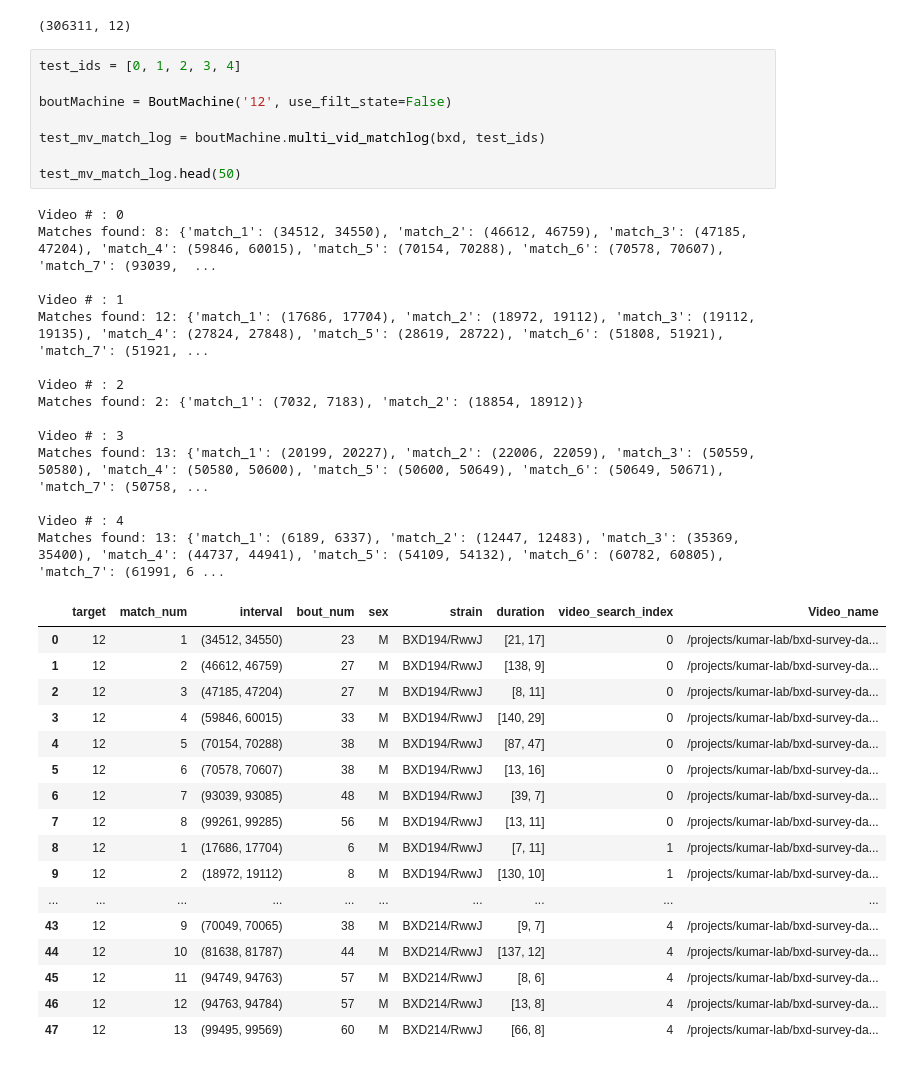
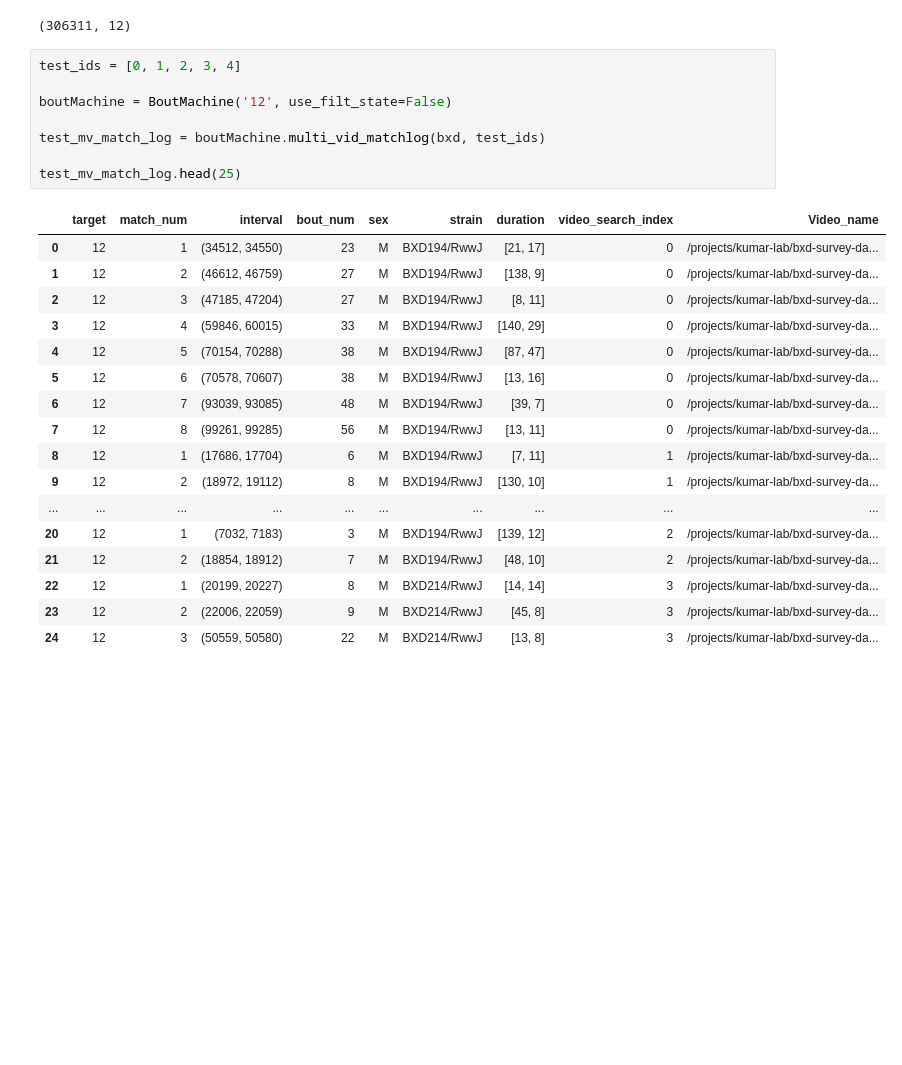
Before and after one commit to brigbrog/Syntactic-Grooming, a Jupyter notebook: bout_machine.ipynb, the cells around one changed output. Drawn from its saved outputs; the diff is of its cells as text; blank space fills up the shorter version.

```diff
--- a/bout_machine.ipynb
+++ b/bout_machine.ipynb
@@ -293,40 +293,26 @@ bxd.shape
 # %%
 test_ids = [0, 1, 2, 3, 4]
 
 boutMachine = BoutMachine('12', use_filt_state=False)
 
 test_mv_match_log = boutMachine.multi_vid_matchlog(bxd, test_ids)
 
-test_mv_match_log.head(50)
+test_mv_match_log.head(25)
 # %% [output]
-Video # : 0
-Matches found: 8: {'match_1': (34512, 34550), 'match_2': (46612, 46759), 'match_3': (47185, 47204), 'match_4': (59846, 60015), 'match_5': (70154, 70288), 'match_6': (70578, 70607), 'match_7': (93039,  ...
-
-Video # : 1
-Matches found: 12: {'match_1': (17686, 17704), 'match_2': (18972, 19112), 'match_3': (19112, 19135), 'match_4': (27824, 27848), 'match_5': (28619, 28722), 'match_6': (51808, 51921), 'match_7': (51921, ...
-
-Video # : 2
-Matches found: 2: {'match_1': (7032, 7183), 'match_2': (18854, 18912)}
-
-Video # : 3
-Matches found: 13: {'match_1': (20199, 20227), 'match_2': (22006, 22059), 'match_3': (50559, 50580), 'match_4': (50580, 50600), 'match_5': (50600, 50649), 'match_6': (50649, 50671), 'match_7': (50758, ...
-
-Video # : 4
-Matches found: 13: {'match_1': (6189, 6337), 'match_2': (12447, 12483), 'match_3': (35369, 35400), 'match_4': (44737, 44941), 'match_5': (54109, 54132), 'match_6': (60782, 60805), 'match_7': (61991, 6 ...
 |  | target | match_num | interval | bout_num | sex | strain | duration | video_search_index | Video_name |
 | 0 | 12 | 1 | (34512, 34550) | 23 | M | BXD194/RwwJ | [21, 17] | 0 | /projects/kumar-lab/bxd-survey-da... |
 | 1 | 12 | 2 | (46612, 46759) | 27 | M | BXD194/RwwJ | [138, 9] | 0 | /projects/kumar-lab/bxd-survey-da... |
 | 2 | 12 | 3 | (47185, 47204) | 27 | M | BXD194/RwwJ | [8, 11] | 0 | /projects/kumar-lab/bxd-survey-da... |
 | 3 | 12 | 4 | (59846, 60015) | 33 | M | BXD194/RwwJ | [140, 29] | 0 | /projects/kumar-lab/bxd-survey-da... |
 | 4 | 12 | 5 | (70154, 70288) | 38 | M | BXD194/RwwJ | [87, 47] | 0 | /projects/kumar-lab/bxd-survey-da... |
 | 5 | 12 | 6 | (70578, 70607) | 38 | M | BXD194/RwwJ | [13, 16] | 0 | /projects/kumar-lab/bxd-survey-da... |
 | 6 | 12 | 7 | (93039, 93085) | 48 | M | BXD194/RwwJ | [39, 7] | 0 | /projects/kumar-lab/bxd-survey-da... |
 | 7 | 12 | 8 | (99261, 99285) | 56 | M | BXD194/RwwJ | [13, 11] | 0 | /projects/kumar-lab/bxd-survey-da... |
 | 8 | 12 | 1 | (17686, 17704) | 6 | M | BXD194/RwwJ | [7, 11] | 1 | /projects/kumar-lab/bxd-survey-da... |
 | 9 | 12 | 2 | (18972, 19112) | 8 | M | BXD194/RwwJ | [130, 10] | 1 | /projects/kumar-lab/bxd-survey-da... |
 | ... | ... | ... | ... | ... | ... | ... | ... | ... | ... |
-| 43 | 12 | 9 | (70049, 70065) | 38 | M | BXD214/RwwJ | [9, 7] | 4 | /projects/kumar-lab/bxd-survey-da... |
-| 44 | 12 | 10 | (81638, 81787) | 44 | M | BXD214/RwwJ | [137, 12] | 4 | /projects/kumar-lab/bxd-survey-da... |
-| 45 | 12 | 11 | (94749, 94763) | 57 | M | BXD214/RwwJ | [8, 6] | 4 | /projects/kumar-lab/bxd-survey-da... |
-| 46 | 12 | 12 | (94763, 94784) | 57 | M | BXD214/RwwJ | [13, 8] | 4 | /projects/kumar-lab/bxd-survey-da... |
-| 47 | 12 | 13 | (99495, 99569) | 60 | M | BXD214/RwwJ | [66, 8] | 4 | /projects/kumar-lab/bxd-survey-da... |
+| 20 | 12 | 1 | (7032, 7183) | 3 | M | BXD194/RwwJ | [139, 12] | 2 | /projects/kumar-lab/bxd-survey-da... |
+| 21 | 12 | 2 | (18854, 18912) | 7 | M | BXD194/RwwJ | [48, 10] | 2 | /projects/kumar-lab/bxd-survey-da... |
+| 22 | 12 | 1 | (20199, 20227) | 8 | M | BXD214/RwwJ | [14, 14] | 3 | /projects/kumar-lab/bxd-survey-da... |
+| 23 | 12 | 2 | (22006, 22059) | 9 | M | BXD214/RwwJ | [45, 8] | 3 | /projects/kumar-lab/bxd-survey-da... |
+| 24 | 12 | 3 | (50559, 50580) | 22 | M | BXD214/RwwJ | [13, 8] | 3 | /projects/kumar-lab/bxd-survey-da... |
```
Also changed, not shown: 1 other file.
